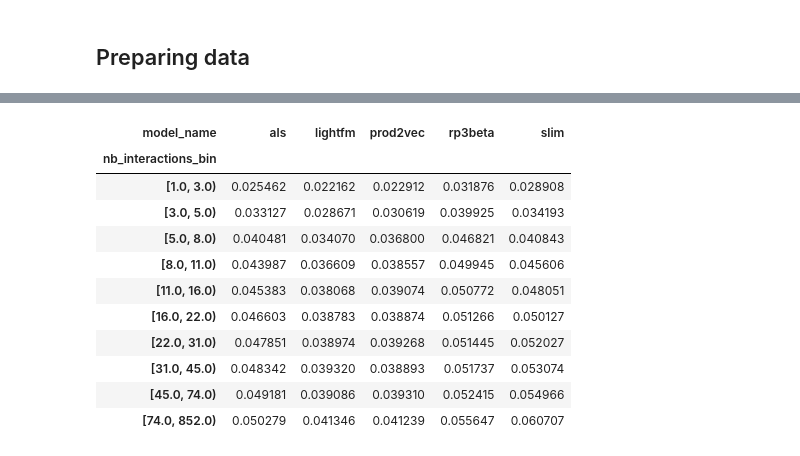
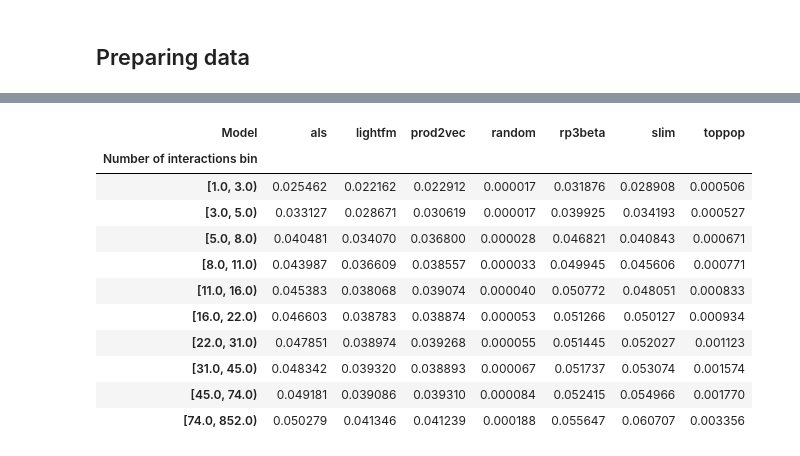
Before and after one commit to rob-kwiec/olx-jobs-recommendations, a Jupyter notebook: notebooks/evaluation/metrics_per_user/evaluation-per-number-of-interactions.ipynb, the cells around one changed output, grey strips where cells are left out. Cells and saved outputs as stored; diff of their text form; code cells hidden in the pictures.

```diff
--- a/notebooks/evaluation/metrics_per_user/evaluation-per-number-of-interactions.ipynb
+++ b/notebooks/evaluation/metrics_per_user/evaluation-per-number-of-interactions.ipynb
@@ -30,6 +28,4 @@ evaluation_per_user_path = paths.results_evaluation_dir.parent / "evaluation_per
 %%time
 # load evaluation per user
 evaluation_per_user = pd.read_csv(evaluation_per_user_path, compression='gzip')
-
-evaluation_per_user = evaluation_per_user[evaluation_per_user["model_name"].isin(MODELS_TO_EVALUATE)]
 # %% [output]
@@ -54,4 +50,6 @@ interactions_per_user.columns=["user", "nb_interactions"]
 # %%
 evaluation_per_user = pd.merge(evaluation_per_user, interactions_per_user, on="user")
 # %%
-evaluation_per_user = helpers.add_column_bin(evaluation_per_user, column="nb_interactions", nbins=10)
+evaluation_per_user = helpers.add_column_bin(evaluation_per_user, column="nb_interactions", nbins=10)\
+    .rename(columns={"model_name": "Model",
+                    "nb_interactions_bin": "Number of interactions bin"})
@@ -58,3 +62,3 @@ evaluation_per_user = helpers.add_column_bin(evaluation_per_user, column="nb_int
 # %%
-evaluation_per_bin = evaluation_per_user.groupby(["model_name", "nb_interactions_bin"])["precision"]\
+evaluation_per_bin = evaluation_per_user.groupby(["Model", "Number of interactions bin"])["precision"]\
                     .mean().reset_index()
@@ -61,21 +82,21 @@ evaluation_per_bin = evaluation_per_user.groupby(["model_name", "nb_interactions
 # %%
 result = evaluation_per_bin.pivot(
-    index="nb_interactions_bin",
-    columns="model_name",
+    index="Number of interactions bin",
+    columns="Model",
     values="precision",
 )
 result
 # %% [output]
-| model_name | als | lightfm | prod2vec | rp3beta | slim |
-| nb_interactions_bin |  |  |  |  |  |
-| [1.0, 3.0) | 0.025462 | 0.022162 | 0.022912 | 0.031876 | 0.028908 |
-| [3.0, 5.0) | 0.033127 | 0.028671 | 0.030619 | 0.039925 | 0.034193 |
-| [5.0, 8.0) | 0.040481 | 0.034070 | 0.036800 | 0.046821 | 0.040843 |
-| [8.0, 11.0) | 0.043987 | 0.036609 | 0.038557 | 0.049945 | 0.045606 |
-| [11.0, 16.0) | 0.045383 | 0.038068 | 0.039074 | 0.050772 | 0.048051 |
-| [16.0, 22.0) | 0.046603 | 0.038783 | 0.038874 | 0.051266 | 0.050127 |
-| [22.0, 31.0) | 0.047851 | 0.038974 | 0.039268 | 0.051445 | 0.052027 |
-| [31.0, 45.0) | 0.048342 | 0.039320 | 0.038893 | 0.051737 | 0.053074 |
-| [45.0, 74.0) | 0.049181 | 0.039086 | 0.039310 | 0.052415 | 0.054966 |
-| [74.0, 852.0) | 0.050279 | 0.041346 | 0.041239 | 0.055647 | 0.060707 |
+| Model | als | lightfm | prod2vec | random | rp3beta | slim | toppop |
+| Number of interactions bin |  |  |  |  |  |  |  |
+| [1.0, 3.0) | 0.025462 | 0.022162 | 0.022912 | 0.000017 | 0.031876 | 0.028908 | 0.000506 |
+| [3.0, 5.0) | 0.033127 | 0.028671 | 0.030619 | 0.000017 | 0.039925 | 0.034193 | 0.000527 |
+| [5.0, 8.0) | 0.040481 | 0.034070 | 0.036800 | 0.000028 | 0.046821 | 0.040843 | 0.000671 |
+| [8.0, 11.0) | 0.043987 | 0.036609 | 0.038557 | 0.000033 | 0.049945 | 0.045606 | 0.000771 |
+| [11.0, 16.0) | 0.045383 | 0.038068 | 0.039074 | 0.000040 | 0.050772 | 0.048051 | 0.000833 |
+| [16.0, 22.0) | 0.046603 | 0.038783 | 0.038874 | 0.000053 | 0.051266 | 0.050127 | 0.000934 |
+| [22.0, 31.0) | 0.047851 | 0.038974 | 0.039268 | 0.000055 | 0.051445 | 0.052027 | 0.001123 |
+| [31.0, 45.0) | 0.048342 | 0.039320 | 0.038893 | 0.000067 | 0.051737 | 0.053074 | 0.001574 |
+| [45.0, 74.0) | 0.049181 | 0.039086 | 0.039310 | 0.000084 | 0.052415 | 0.054966 | 0.001770 |
+| [74.0, 852.0) | 0.050279 | 0.041346 | 0.041239 | 0.000188 | 0.055647 | 0.060707 | 0.003356 |
 # %%
```
Also changed, not shown: parts of 8 cells of this notebook, 1 other file.
